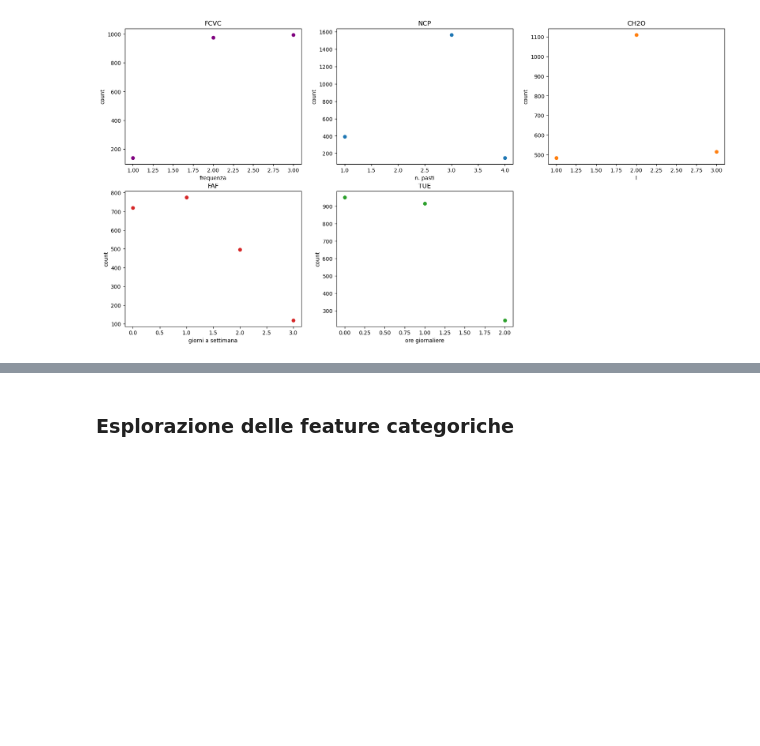
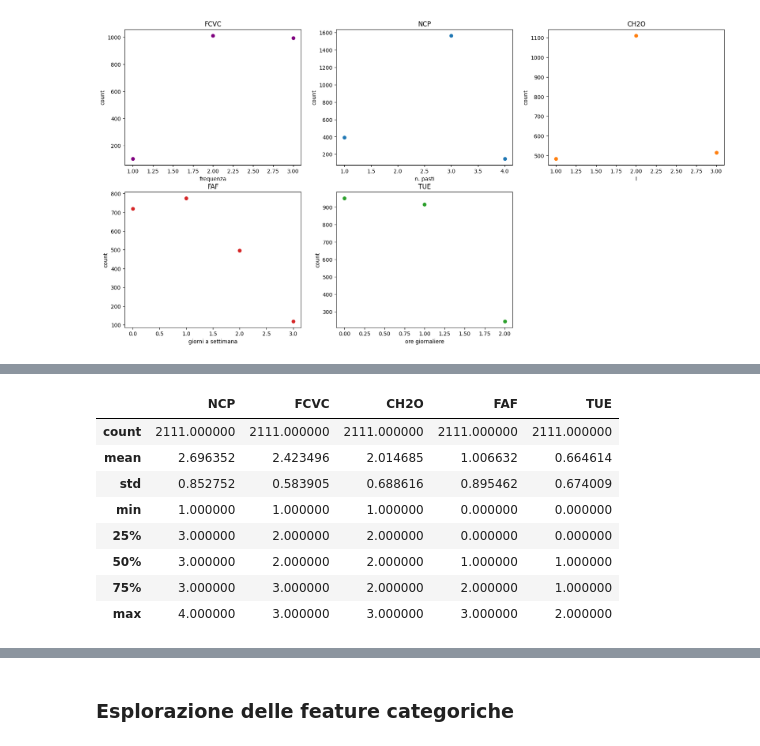
Before and after one commit to LorenzoColletta/DataIntensive, a Jupyter notebook: Data_Intensive_Project.ipynb, the cells around one changed output, grey strips where cells are left out. Cells and saved outputs as stored; diff of their text form; code cells hidden in the pictures; blank space fills up the shorter version.

```diff
--- a/Data_Intensive_Project.ipynb
+++ b/Data_Intensive_Project.ipynb
@@ -287,23 +334,24 @@ I grafici mostrati sono relativi alle sopracitate variabili di natura categorica
 Vista la necessità di ricondursi a valori di tipo categorico si procede con l'arrotondamento al valore intero più vicino.
 # %%
-obesity_row_data['NCP'] = obesity_row_data['NCP'].apply(lambda x: 1 if 1 <= x < 2 else (3 if 2 <= x < 3.5 else round(x))).astype(int)
-obesity_row_data['FCVC'] = obesity_row_data['FCVC'].round().astype(int)
-obesity_row_data['CH2O'] = obesity_row_data['CH2O'].round().astype(int)
-obesity_row_data['FAF'] = obesity_row_data['FAF'].round().astype(int)
-obesity_row_data['TUE'] = obesity_row_data['TUE'].round().astype(int)
+obesity_round_data = obesity_raw_data.copy()
+obesity_round_data['NCP'] = obesity_round_data['NCP'].apply(lambda x: 1 if 1 <= x < 2 else (3 if 2 <= x < 3.5 else round(x))).astype(int)
+obesity_round_data['FCVC'] = obesity_round_data['FCVC'].round().astype(int)
+obesity_round_data['CH2O'] = obesity_round_data['CH2O'].round().astype(int)
+obesity_round_data['FAF'] = obesity_round_data['FAF'].round().astype(int)
+obesity_round_data['TUE'] = obesity_round_data['TUE'].round().astype(int)
 
 plt.figure(figsize=(20, 10))
+
 plt.subplot(2, 3, 1)
 plt.title('FCVC')
-fcvc = obesity_row_data["FCVC"].value_counts()
+fcvc = obesity_round_data["FCVC"].value_counts()
 plt.scatter(fcvc.keys(), fcvc.values, color="purple")
-#plt.xlim(2,3)
 plt.ylabel('count')
 plt.xlabel('frequenza')
 
 plt.subplot(2, 3, 2)
 plt.title('NCP')
-ncp = obesity_row_data["NCP"].value_counts()
+ncp = obesity_round_data["NCP"].value_counts()
 plt.scatter(ncp.keys(), ncp.values)
 plt.ylabel('count')
 plt.xlabel('n. pasti')
@@ -311,21 +359,21 @@ plt.xlabel('n. pasti')
 
 plt.subplot(2, 3, 3)
 plt.title('CH2O')
-ch2o = obesity_row_data["CH2O"].value_counts()
+ch2o = obesity_round_data["CH2O"].value_counts()
 plt.scatter(ch2o.keys(), ch2o.values, color="tab:orange")
 plt.ylabel('count')
 plt.xlabel('l')
 
 plt.subplot(2, 3, 4)
 plt.title('FAF')
-faf = obesity_row_data["FAF"].value_counts()
+faf = obesity_round_data["FAF"].value_counts()
 plt.scatter(faf.keys(), faf.values, color="tab:red")
 plt.ylabel('count')
 plt.xlabel('giorni a settimana')
 
 plt.subplot(2, 3, 5)
 plt.title('TUE')
-tue = obesity_row_data["TUE"].value_counts()
+tue = obesity_round_data["TUE"].value_counts()
 plt.scatter(tue.keys(), tue.values, color="tab:green")
 plt.ylabel('count')
 plt.xlabel('ore giornaliere')
@@ -335,0 +400,12 @@ plt.show()
+# %%
+obesity_round_data[['NCP', 'FCVC', 'CH2O', 'FAF', 'TUE']].describe()
+# %% [output]
+|  | NCP | FCVC | CH2O | FAF | TUE |
+| count | 2111.000000 | 2111.000000 | 2111.000000 | 2111.000000 | 2111.000000 |
+| mean | 2.696352 | 2.423496 | 2.014685 | 1.006632 | 0.664614 |
+| std | 0.852752 | 0.583905 | 0.688616 | 0.895462 | 0.674009 |
+| min | 1.000000 | 1.000000 | 1.000000 | 0.000000 | 0.000000 |
+| 25% | 3.000000 | 2.000000 | 2.000000 | 0.000000 | 0.000000 |
+| 50% | 3.000000 | 2.000000 | 2.000000 | 1.000000 | 1.000000 |
+| 75% | 3.000000 | 3.000000 | 2.000000 | 2.000000 | 1.000000 |
+| max | 4.000000 | 3.000000 | 3.000000 | 3.000000 | 2.000000 |
```
Also changed, not shown: parts of 26 cells of this notebook.
